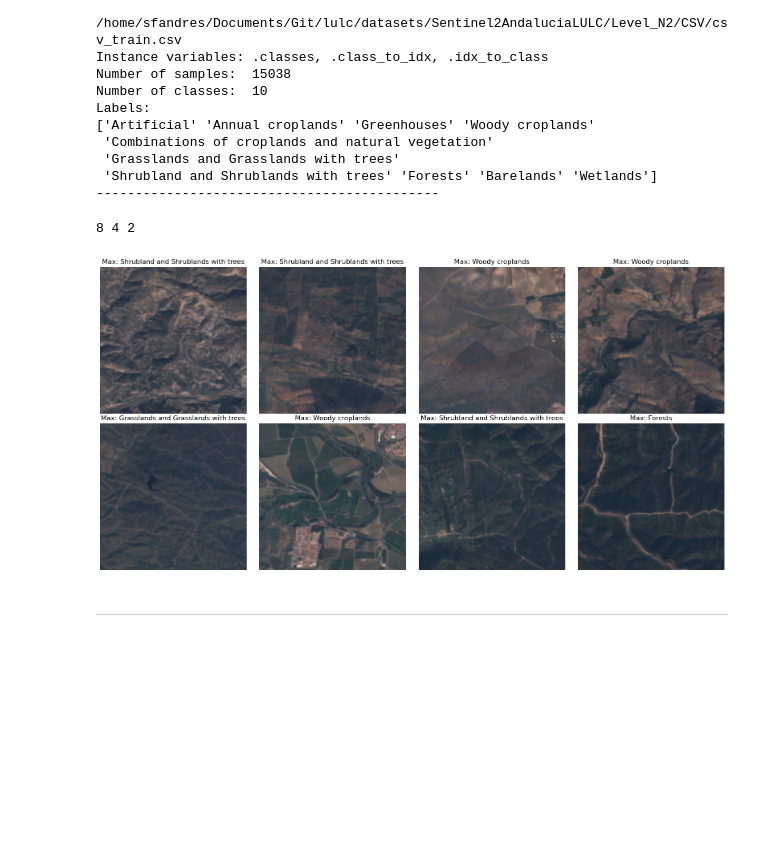
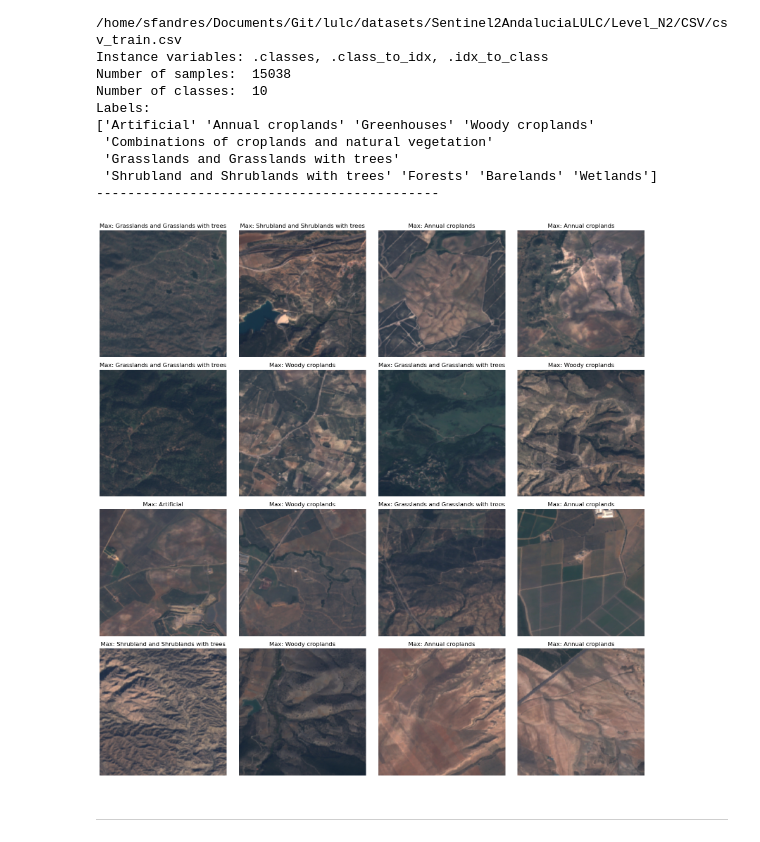
Before and after one commit to sfandres/ssl-overcome-supervised-rs, a Jupyter notebook: 03_2-PyTorch-Backbone_classifier.ipynb, the cells around one changed output. Drawn from its saved outputs; the diff is of its cells as text; code cells hidden in the pictures; blank space fills up the shorter version.

Commit message:
Move show_one_batch function from NB03_2 to utils.dataset

```diff
--- a/03_2-PyTorch-Backbone_classifier.ipynb
+++ b/03_2-PyTorch-Backbone_classifier.ipynb
@@ -136,7 +136,9 @@ if is_notebook():
         args=['--dataset',
               'Sentinel2AndaluciaLULC',
               '--ratio',
-              '(0.700,0.0900,0.2100)'])
+              '(0.700,0.0900,0.2100)',
+              '--batch_size',
+              '16'])
 else:
     args = parser.parse_args(sys.argv[1:])
 # %% [markdown]
@@ -382,66 +383,21 @@ dataloader = DataLoader(andalucia_dataset,
                         shuffle=True,
                         num_workers=0)
 # %%
-# def my_plotter(ax, data1, data2, param_dict):
+from utils.dataset import show_one_batch
 
-#     """
-#     Takes the "dataloader" and creates a figure with
-#     all the images in the first batch.
-
-#     Args:
-#         dataloader (PyTorch dataloader): the dataloader.
-
-#     Returns:
-#         A sorted list of the subdirectories with the full path.
-#     """
-
-
-# Calculate the number of columns and rows needed for the figure.
-num_images = dataloader.batch_size
-num_rows = int(num_images ** 0.5)
-num_cols = int(num_images / num_rows) + (num_images % num_rows > 0)
-print(num_images, num_cols, num_rows)
-
-# Iterate over batches.
-for i, batch in enumerate(dataloader):
-
-    # Batch is a tuple of inputs and targets.
-    inputs, targets = batch
-
-    # Create figure with subplots.
-    fig, axes = plt.subplots(nrows=num_rows,
-                             ncols=num_cols,
-                             figsize=(4*num_cols, 4*num_rows))
-
-    # Display images.
-    for j in range(batch_size):
-
-        # Get image and label from batch.
-        image = inputs[j]
-        label = targets[j]
-
-        # Get class name with the greatest abundance (multi-label).
-        class_name = andalucia_dataset.idx_to_class[int(torch.argmax(label))]
-
-        # Convert image from tensor to numpy array.
-        image = torch.permute(image, (1, 2, 0))  # [C, H, W] -> [H, W, C]
-
-        # Display image in subplot.
-        ax = axes[j // num_cols, j % num_cols]
-        ax.imshow(image)
-        ax.set_title(f'Max: {class_name}')
-        ax.axis('off')
-
-    # Show figure.
-    plt.tight_layout()
-    plt.show()
-
-    # Only one batch.
-    if i == 0:
-        break
+# Create figure with subplots.
+num_rows = int(dataloader.batch_size ** 0.5)
+num_cols = (int(dataloader.batch_size / num_rows)
+            + (dataloader.batch_size % num_rows > 0))
+fig, axes = plt.subplots(nrows=num_rows,
+                         ncols=num_cols,
+                         figsize=(4*num_cols, 4*num_rows))
+show_one_batch(axes, num_cols, dataloader,
+               andalucia_dataset.idx_to_class, batch_id=0)
+plt.tight_layout()
+plt.show() if show else plt.close()
 # %% [output]
-8 4 2
-[figure, old version]
+[figure, new version]
 # %% [markdown]
 ***
 # %% [markdown]
```
Also changed, not shown: parts of 2 cells of this notebook, 1 other file.
